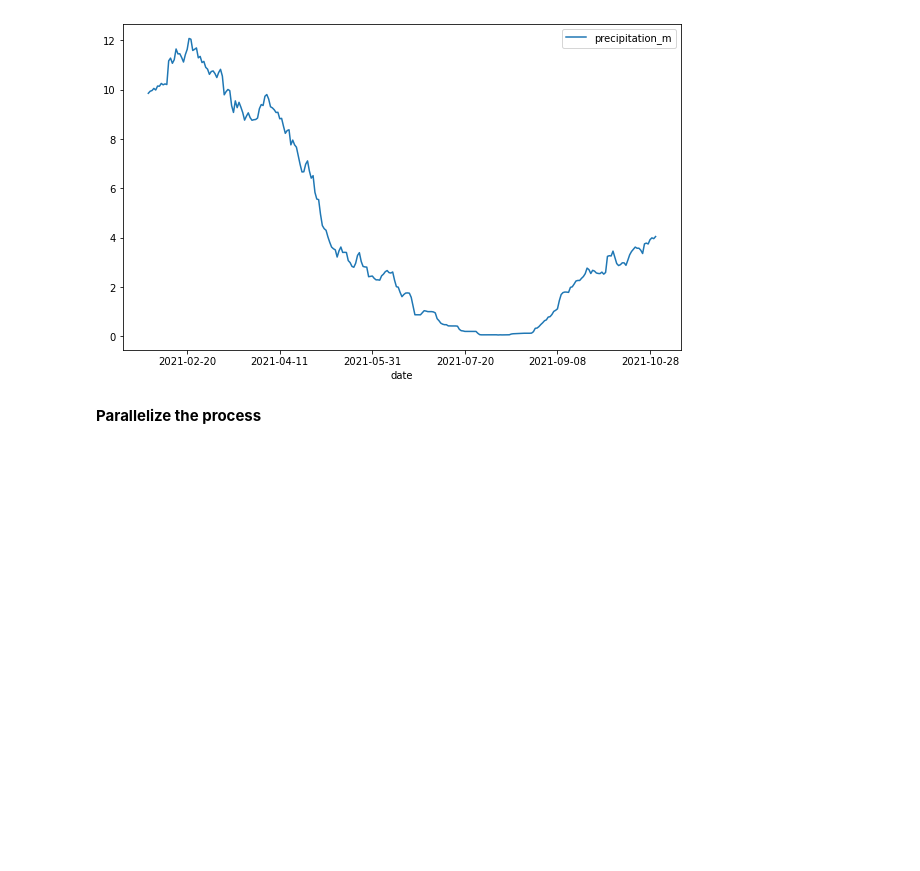
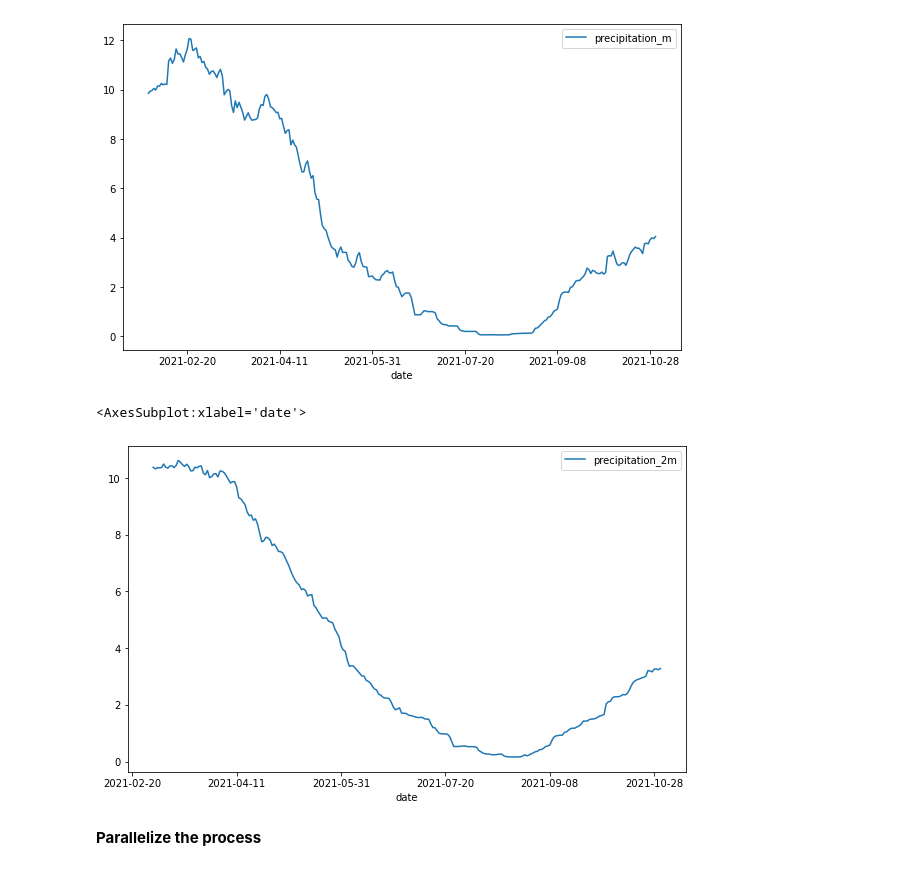
Before and after one commit to Vizzuality/mongabay-data, a Jupyter notebook: processing/fire_tool_exploration.ipynb, the cells around one changed output. Drawn from its saved outputs; the diff is of its cells as text; code cells hidden in the pictures; blank space fills up the shorter version.

```diff
--- a/processing/fire_tool_exploration.ipynb
+++ b/processing/fire_tool_exploration.ipynb
@@ -271,4 +300,4 @@ Wall time: 12.6 s
 # %%
-df = pd.DataFrame(map(lambda x: x.get('properties'), data))
+df_pre = pd.DataFrame(map(lambda x: x.get('properties'), data))
 # %%
 fig, ax = plt.subplots(figsize=(10,6))
@@ -277,21 +306,29 @@ df.plot(ax=ax, x='date', y='precipitation')
 <AxesSubplot:xlabel='date'>
 [figure]
 # %%
-df['precipitation_w'] = df[['date', 'precipitation']].rolling(7).mean()
+df_pre['precipitation_w'] = df_pre[['date', 'precipitation']].rolling(7).mean()
 
 fig, ax = plt.subplots(figsize=(10,6))
-df.plot(ax=ax, x='date', y='precipitation_w')
+df_pre.plot(ax=ax, x='date', y='precipitation_w')
 # %% [output]
 <AxesSubplot:xlabel='date'>
 [figure]
 # %%
-df['precipitation_m'] = df[['date', 'precipitation']].rolling(30).mean()
+df_pre['precipitation_m'] = df_pre[['date', 'precipitation']].rolling(30).mean()
 
 fig, ax = plt.subplots(figsize=(10,6))
-df.plot(ax=ax, x='date', y='precipitation_m')
+df_pre.plot(ax=ax, x='date', y='precipitation_m')
 # %% [output]
 <AxesSubplot:xlabel='date'>
 [figure]
+# %%
+df_pre['precipitation_2m'] = df_pre[['date', 'precipitation']].rolling(61).mean()
+
+fig, ax = plt.subplots(figsize=(10,6))
+df_pre.plot(ax=ax, x='date', y='precipitation_2m')
+# %% [output]
+<AxesSubplot:xlabel='date'>
+[figure, added]
 # %% [markdown]
 **Parallelize the process**
 # %%
```
Also changed, not shown: parts of 71 cells of this notebook.
